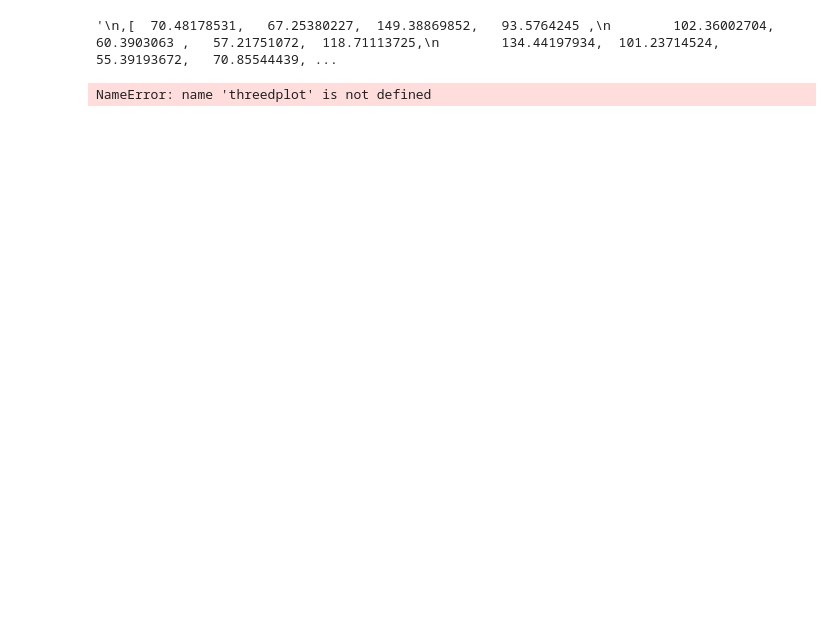
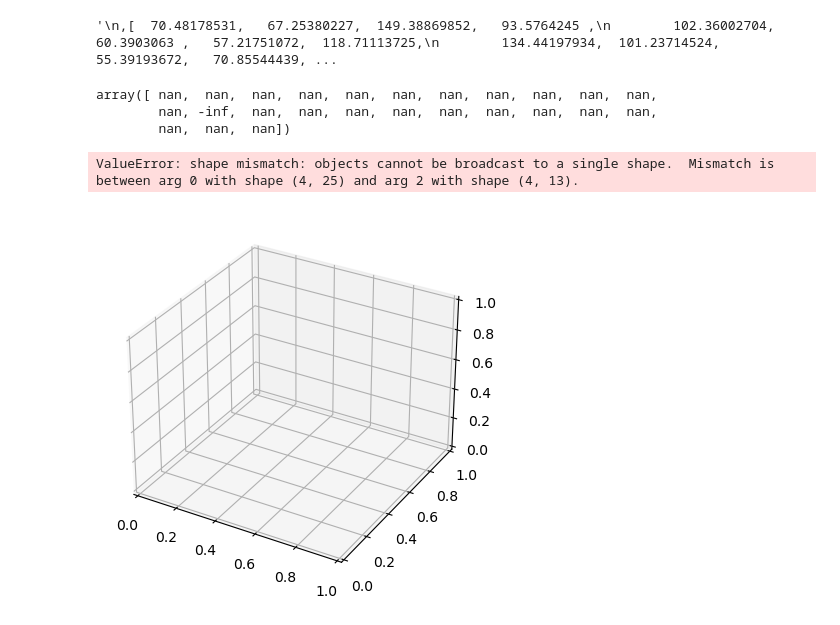
Before and after one commit to Wildeofthewest1/ProjectRepo, a Jupyter notebook: FeynmanPathIntegralJUPYTER.ipynb, the cells around one changed output. Drawn from its saved outputs; the diff is of its cells as text; code cells hidden in the pictures; blank space fills up the shorter version.

```diff
--- a/FeynmanPathIntegralJUPYTER.ipynb
+++ b/FeynmanPathIntegralJUPYTER.ipynb
@@ -4228,0 +4289,8 @@ mean of residuals = -0.5141873327495526
+# %%
+data = [metropolis(50, x) for x in xs]
+
+
+
+data1 = np.average([item[0] for item in data])
+print("Avg Acceptance rate = {}%".format(data1))
+array1 = [item[1] for item in data]
@@ -4743,27 +4829,55 @@ normreslist = ([  43.87930257,   57.47386926,   54.59729202,   55.67948004,
 """
 # %% [output]
 '\n,[  70.48178531,   67.25380227,  149.38869852,   93.5764245 ,\n        102.36002704,   60.3903063 ,   57.21751072,  118.71113725,\n        134.44197934,  101.23714524,   55.39193672,   70.85544439, ...
+# %%
+normreslist2 = ([ 38.99229685,  46.24796956,  37.69831282,  30.64089348,
+         6.74080539, -18.74902759, -35.03502031, -16.90543034,
+         5.54215635,  26.28862873,  36.08786144,  44.85666661,
+        45.50493415],[ 41.92893058,  36.43039367,  26.13749877,  21.20147525,
+         8.24569699,  -5.36880188, -14.13083445,  -7.81974438,
+         6.56298588,  19.43136514,  30.55444638,  30.33573176,
+        43.7976151 ],[-0.52677346, -0.61599828, -1.67848947, -0.70047603,  2.50358978,
+       -1.15017838,  0.06313352, -0.48772623,  0.47102107, -0.12739825,
+       -0.0466766 , -1.42317204,  0.04826852],[17.06997199, 10.85358123,  8.90701703,  4.05922867, -0.0204516 ,
+        0.54789786, -1.8233061 , -1.45173045,  1.74636666,  4.88275031,
+        7.47124196, 12.05904904, 17.96640276])
+# %%
+print(repr(normres))
+# %% [output]
+array([ nan,  nan,  nan,  nan,  nan,  nan,  nan,  nan,  nan,  nan,  nan,
+        nan, -inf,  nan,  nan,  nan,  nan,  nan,  nan,  nan,  nan,  nan,
+        nan,  nan,  nan])
 # %%
 #surface plot of residuals for different T
 Ts = np.array([0.09,1,2,3,4,5,6,7,8,9,14,20,40,80,90,400,600])#,900])
+Ts2 = np.array([1,2,14,50])
 #normresarray = [normres,]
 #for i in range(len(Ts)):
 #    normresarray.append(normres)
 
 
-X = xs
-Y = Ts
-Z = np.array(normreslist)
+X = xs#np.arange(xi,0.05-xi,0.05)#xs
+Y = Ts2
+Z = np.array(normreslist2)
+
+az = 45
+inc = 45
 
 poww = []
 for i in normreslist:
     poww.append(np.mean(i))
 
 #plt.plot(Ts,poww)
 
-az = 45
-inc = 45
+threedplot(-X,np.log(Y),np.abs(Z),az,inc,"Position X","Log(T)","Residual","inferno")
 
-threedplot(-X,np.log(Y),Z,az,inc,"Position X","Log(T)","Residual","CMRmap")
+X = np.arange(0,N,1)#N
+Y = xs
+Z = np.average(array1,axis = 1)
+
+print(np.average(Z))#Should be 0
+
+threedplot(X,Y,np.abs(Z),az,inc,"N Lattice steps","Path Origin","Path position","inferno")
 # %% [output]
-NameError: name 'threedplot' is not defined
+ValueError: shape mismatch: objects cannot be broadcast to a single shape.  Mismatch is between arg 0 with shape (4, 25) and arg 2 with shape (4, 13).
+[figure, added]
```
Also changed, not shown: parts of 12 cells of this notebook, 1 other file.
